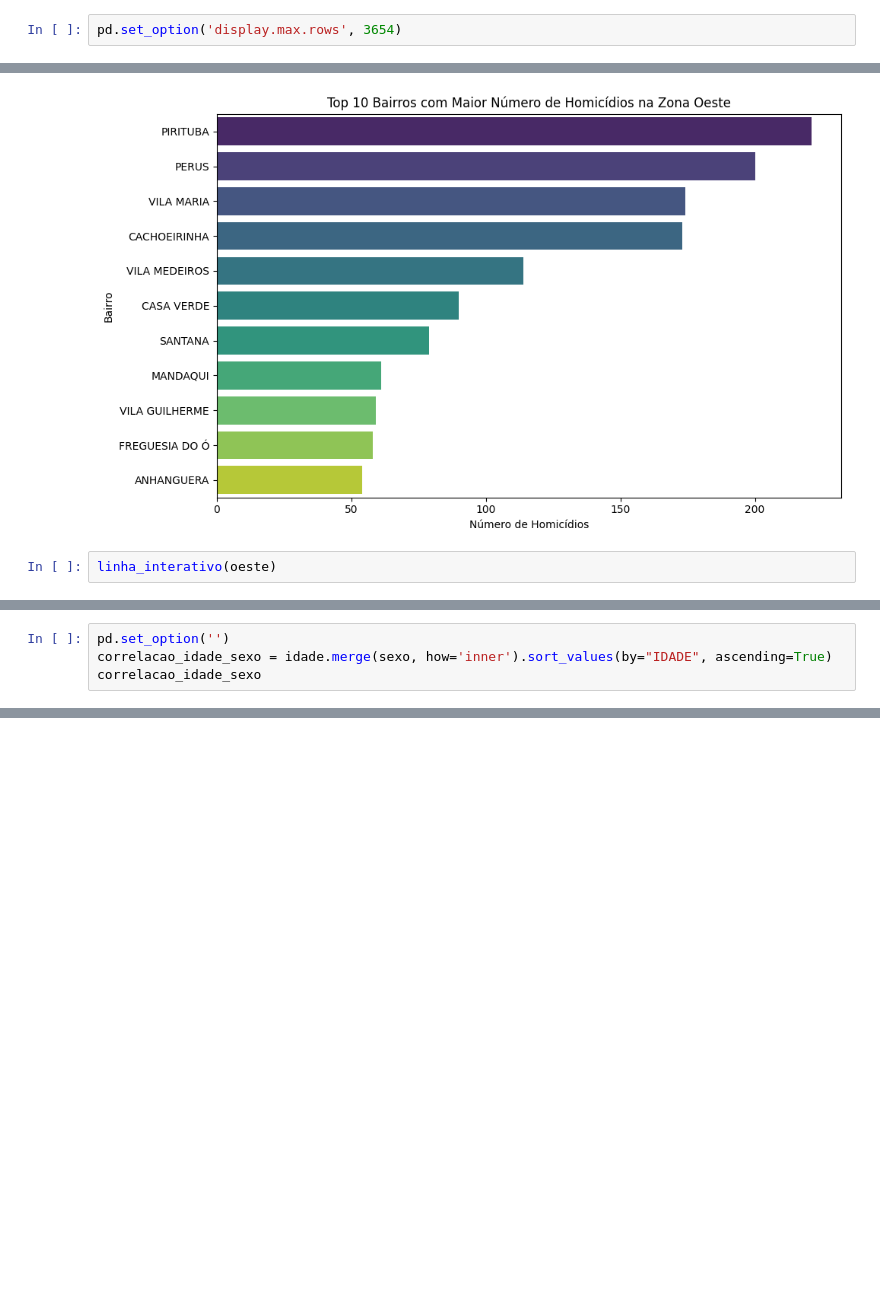
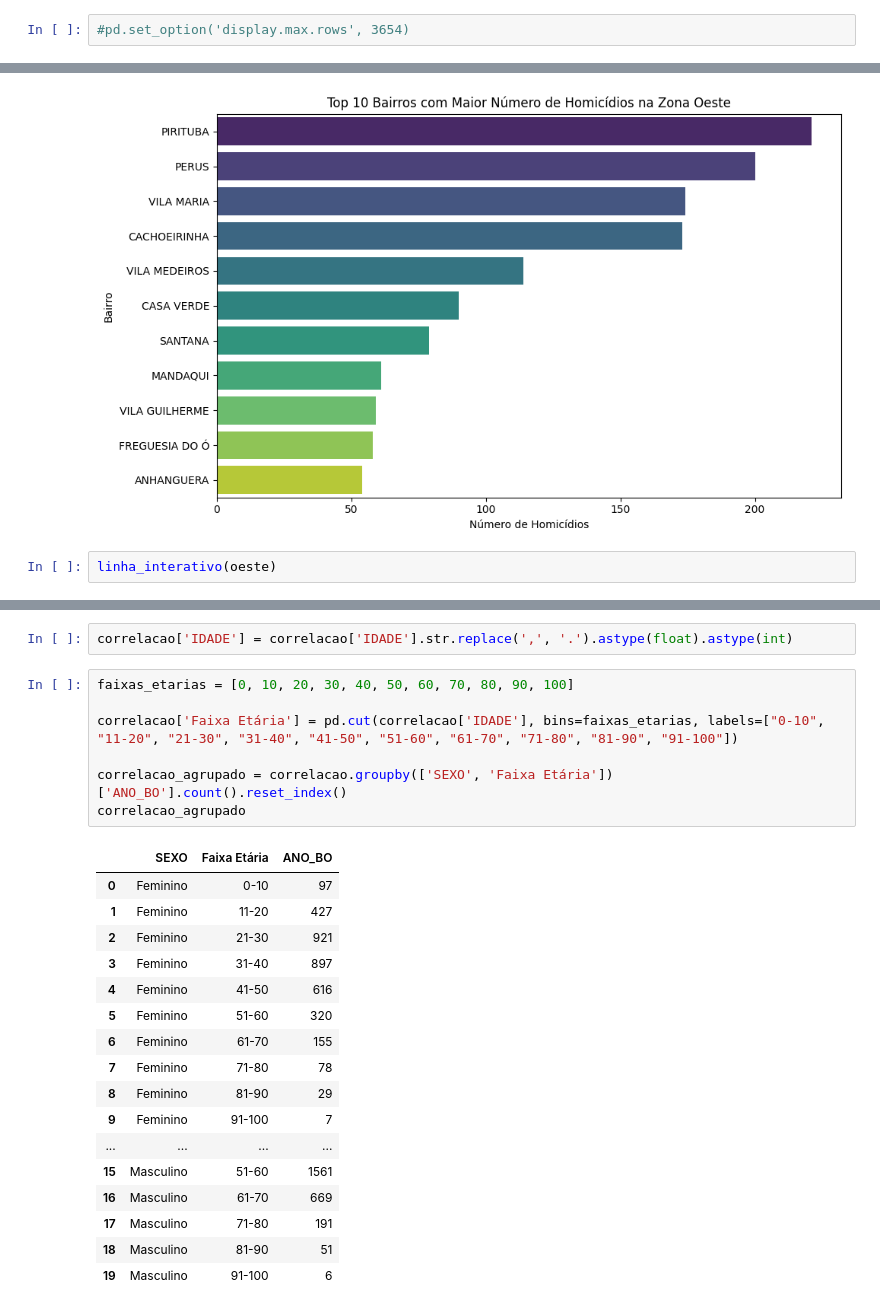
Before and after one commit to Pennini/Curso-Python-2022, a Jupyter notebook: Projeto_Final/projeto_final_crimes.ipynb, the cells around one changed output, grey strips where cells are left out. Saved outputs shown, nothing was run; the diff lists cells and outputs as text; blank space fills up the shorter version.

```diff
--- a/Projeto_Final/projeto_final_crimes.ipynb
+++ b/Projeto_Final/projeto_final_crimes.ipynb
@@ -175,7 +152,7 @@ homicidio.head()
 # %% [markdown]
 # Organizando os dados
 # %%
-pd.set_option('display.max.rows', 3654)
+#pd.set_option('display.max.rows', 3654)
 # %%
 def maiuscula(lista):
     i = 0
@@ -454,4 +428,0 @@ sexo_hom = sexo.groupby("SEXO").count()
-# %%
-pd.set_option('')
-correlacao_idade_sexo = idade.merge(sexo, how='inner').sort_values(by="IDADE", ascending=True)
-correlacao_idade_sexo
@@ -483,0 +464,27 @@ plt.show()
+# %%
+correlacao['IDADE'] = correlacao['IDADE'].str.replace(',', '.').astype(float).astype(int)
+# %%
+faixas_etarias = [0, 10, 20, 30, 40, 50, 60, 70, 80, 90, 100]
+
+correlacao['Faixa Etária'] = pd.cut(correlacao['IDADE'], bins=faixas_etarias, labels=["0-10", "11-20", "21-30", "31-40", "41-50", "51-60", "61-70", "71-80", "81-90", "91-100"])
+
+correlacao_agrupado = correlacao.groupby(['SEXO', 'Faixa Etária'])['ANO_BO'].count().reset_index()
+correlacao_agrupado
+# %% [output]
+|  | SEXO | Faixa Etária | ANO_BO |
+| 0 | Feminino | 0-10 | 97 |
+| 1 | Feminino | 11-20 | 427 |
+| 2 | Feminino | 21-30 | 921 |
+| 3 | Feminino | 31-40 | 897 |
+| 4 | Feminino | 41-50 | 616 |
+| 5 | Feminino | 51-60 | 320 |
+| 6 | Feminino | 61-70 | 155 |
+| 7 | Feminino | 71-80 | 78 |
+| 8 | Feminino | 81-90 | 29 |
+| 9 | Feminino | 91-100 | 7 |
+| ... | ... | ... | ... |
+| 15 | Masculino | 51-60 | 1561 |
+| 16 | Masculino | 61-70 | 669 |
+| 17 | Masculino | 71-80 | 191 |
+| 18 | Masculino | 81-90 | 51 |
+| 19 | Masculino | 91-100 | 6 |
```
Also changed, not shown: parts of 28 cells of this notebook.
